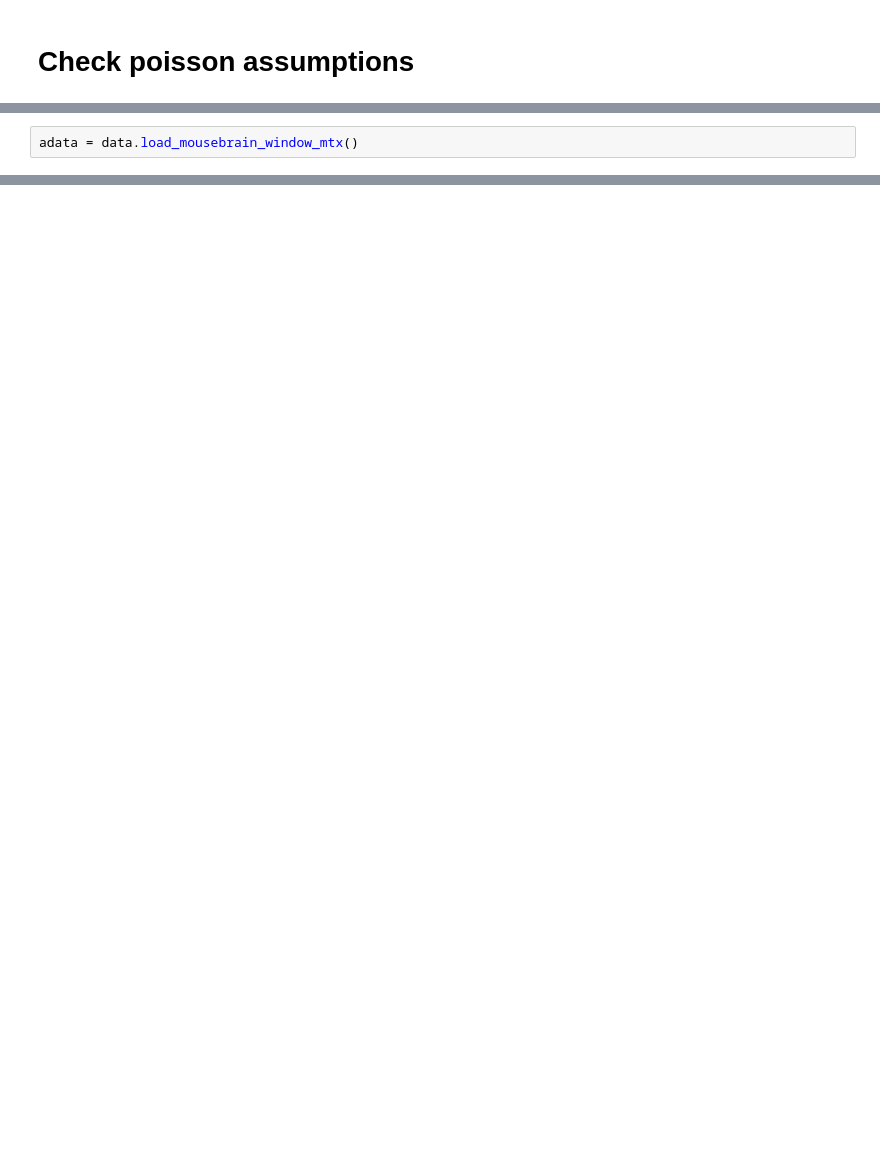
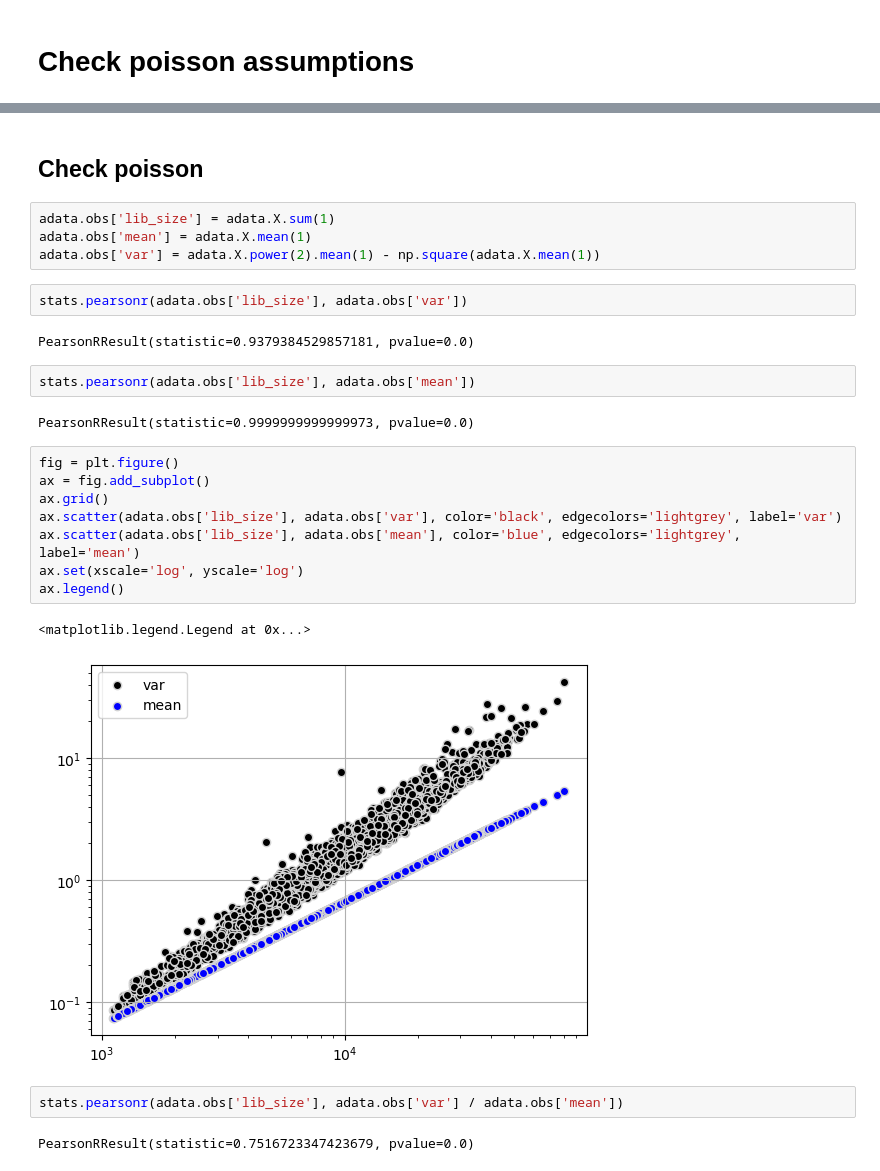
Before and after one commit to MarkusFranke/Better-Normalization-for-scATAC-seq-data, a Jupyter notebook: poisson.ipynb, the cells around one changed output, grey strips where cells are left out. Drawn from its saved outputs; the diff is of its cells as text; blank space fills up the shorter version.

```diff
--- a/poisson.ipynb
+++ b/poisson.ipynb
@@ -12,2 +17,0 @@ import src.plots as myplt
-# %%
-adata = data.load_mousebrain_window_mtx()
@@ -62,0 +26,29 @@ adata_sim = epi.pp.apply_filters(adata, verbose=True)
+# %% [markdown]
+## Check poisson
+# %%
+adata.obs['lib_size'] = adata.X.sum(1)
+adata.obs['mean'] = adata.X.mean(1)
+adata.obs['var'] = adata.X.power(2).mean(1) - np.square(adata.X.mean(1))
+# %%
+stats.pearsonr(adata.obs['lib_size'], adata.obs['var'])
+# %% [output]
+PearsonRResult(statistic=0.9379384529857181, pvalue=0.0)
+# %%
+stats.pearsonr(adata.obs['lib_size'], adata.obs['mean'])
+# %% [output]
+PearsonRResult(statistic=0.9999999999999973, pvalue=0.0)
+# %%
+fig = plt.figure()
+ax = fig.add_subplot()
+ax.grid()
+ax.scatter(adata.obs['lib_size'], adata.obs['var'], color='black', edgecolors='lightgrey', label='var')
+ax.scatter(adata.obs['lib_size'], adata.obs['mean'], color='blue', edgecolors='lightgrey', label='mean')
+ax.set(xscale='log', yscale='log')
+ax.legend()
+# %% [output]
+<matplotlib.legend.Legend at 0x...>
+[figure, added]
+# %%
+stats.pearsonr(adata.obs['lib_size'], adata.obs['var'] / adata.obs['mean'])
+# %% [output]
+PearsonRResult(statistic=0.7516723347423679, pvalue=0.0)
```
Also changed, not shown: parts of 13 cells of this notebook, 10 other files.
